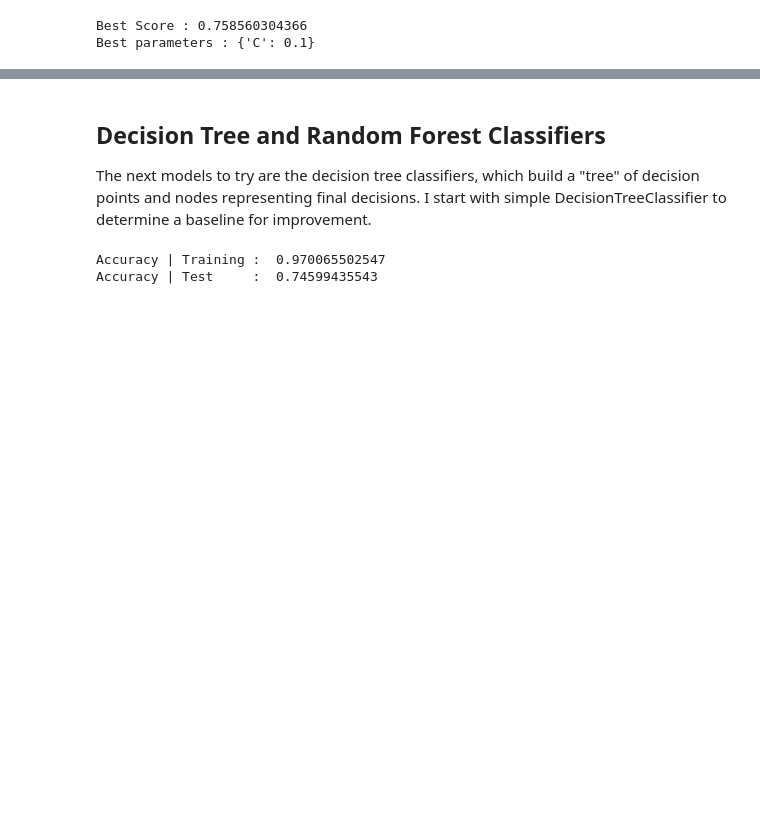
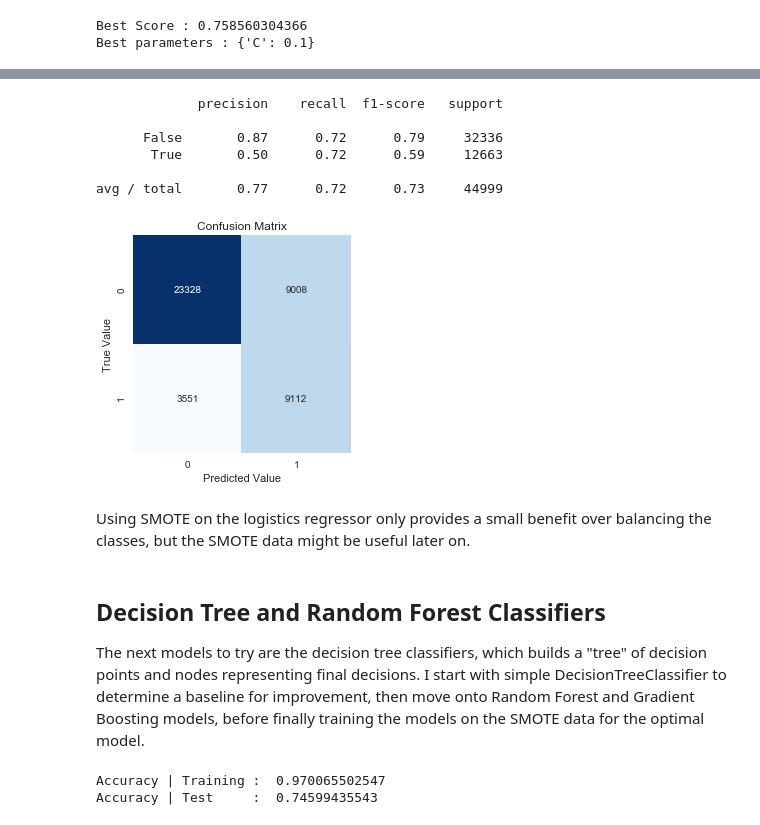
Before and after one commit to cwhitz/CapstoneII, a Jupyter notebook: Accidents ML.ipynb, the cells around one changed output, grey strips where cells are left out. Cells and saved outputs as stored; diff of their text form; code cells hidden in the pictures; blank space fills up the shorter version.

```diff
--- a/Accidents ML.ipynb
+++ b/Accidents ML.ipynb
@@ -171,5 +186,26 @@ The baseline and GridSearchCV results are not very promising, so it seems that e
+# %%
+sm = SMOTE(kind='regular')
+
+X_sm_train, y_sm_train = sm.fit_sample(X_train, y_train)
+# %%
+lgr_smote_trained = LogisticRegression().fit(X_sm_train, y_sm_train)
+
+lgr_smote_predictions = lgr_smote_trained.predict(X_test)
+
+c_mtx_plot(y_test, lgr_smote_predictions)
+print(classification_report(y_test, lgr_smote_predictions))
+# %% [output]
+             precision    recall  f1-score   support
+
+      False       0.87      0.72      0.79     32336
+       True       0.50      0.72      0.59     12663
+
+avg / total       0.77      0.72      0.73     44999
+[figure, added]
+# %% [markdown]
+Using SMOTE on the logistics regressor only provides a small benefit over balancing the classes, but the SMOTE data might be useful later on.
 # %% [markdown]
 ## Decision Tree and Random Forest Classifiers
 
-The next models to try are the decision tree classifiers, which build a "tree" of decision points and nodes representing final decisions. I start with simple DecisionTreeClassifier to determine a baseline for improvement.
+The next models to try are the decision tree classifiers, which builds a "tree" of decision points and nodes representing final decisions. I start with simple DecisionTreeClassifier to determine a baseline for improvement, then move onto Random Forest and Gradient Boosting models, before finally training the models on the SMOTE data for the optimal model.
 # %%
```
Also changed, not shown: parts of 27 cells of this notebook.
